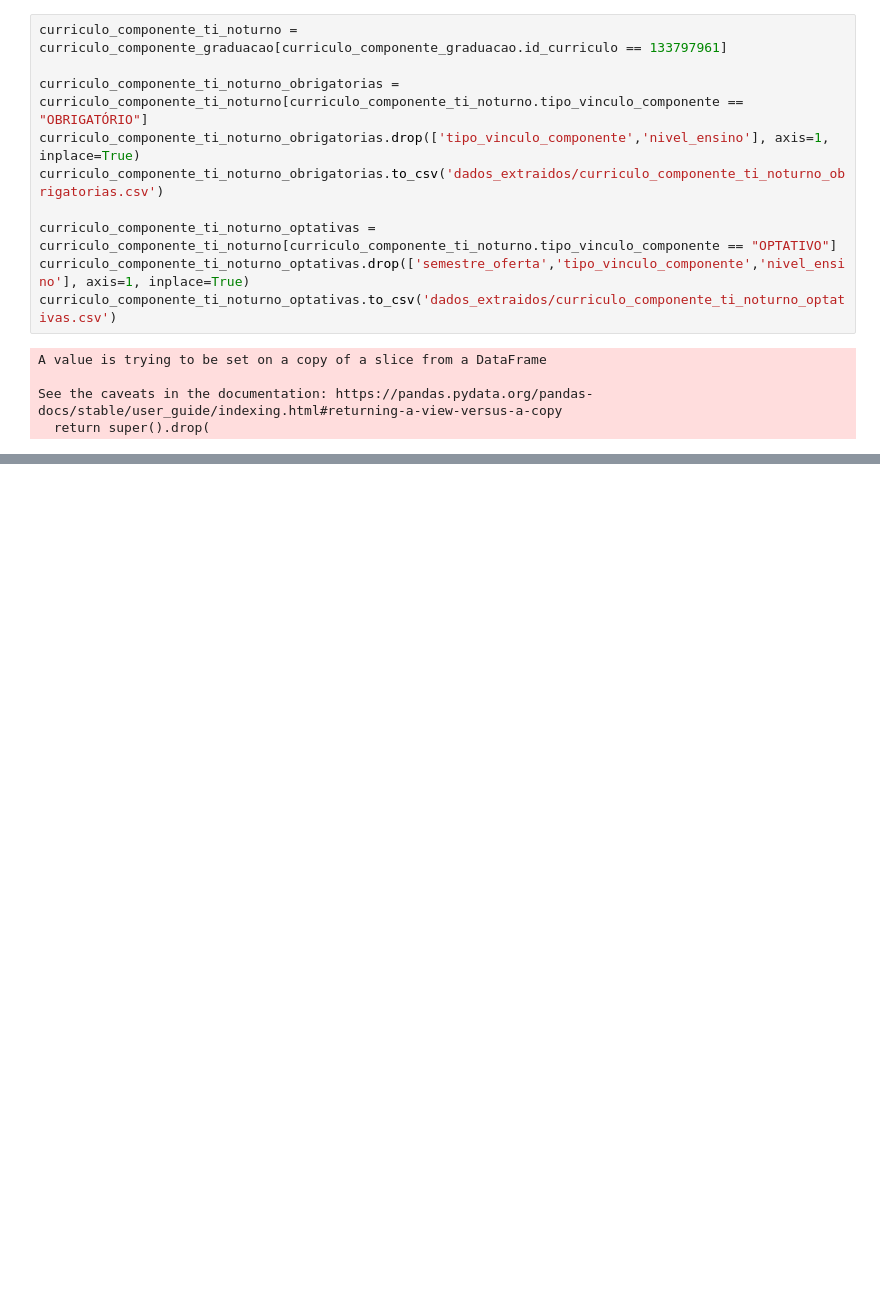
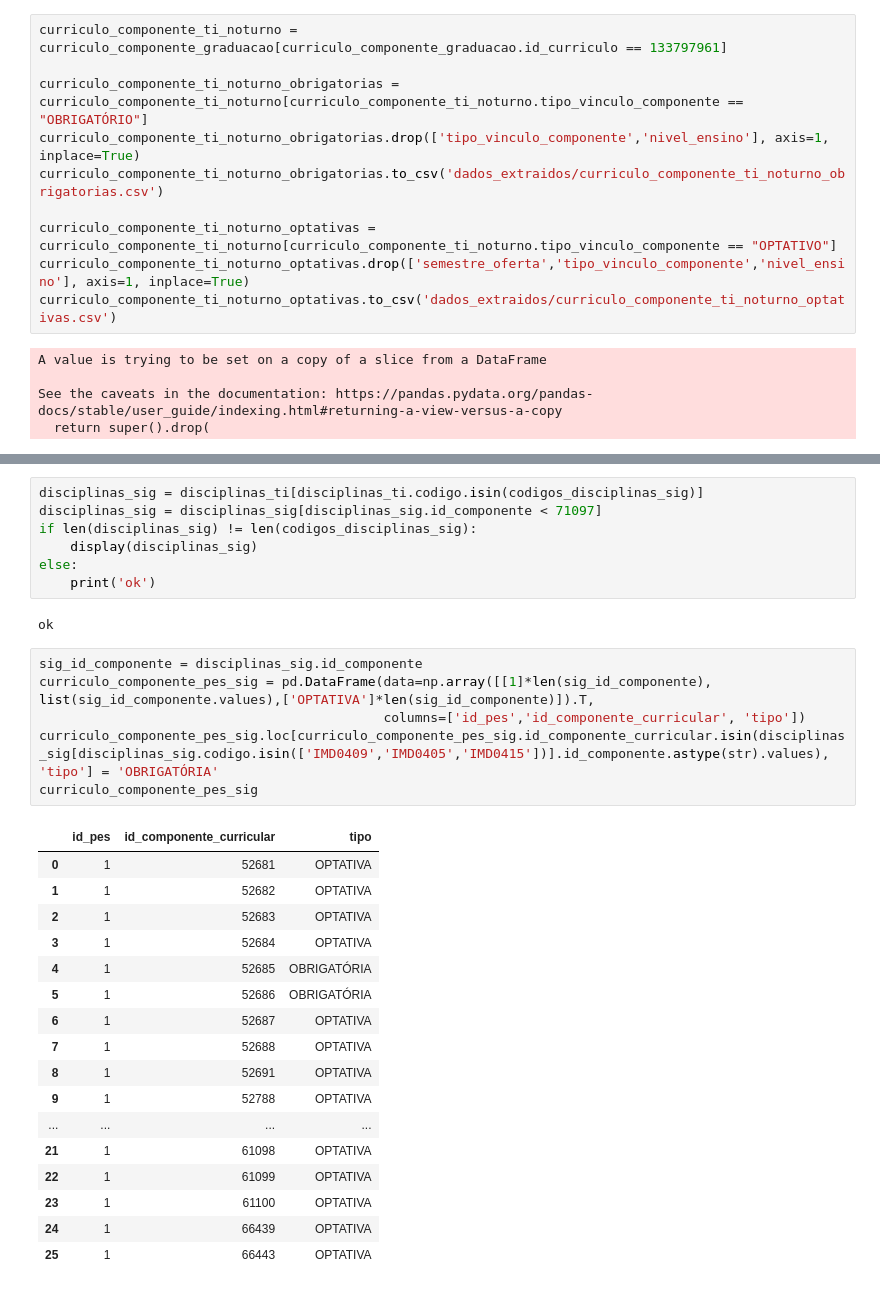
Before and after one commit to arturo32/PODE, a Jupyter notebook: extracao_dados/extracao.ipynb, the cells around one changed output, grey strips where cells are left out. Saved outputs shown, nothing was run; the diff lists cells and outputs as text; blank space fills up the shorter version.

```diff
--- a/extracao_dados/extracao.ipynb
+++ b/extracao_dados/extracao.ipynb
@@ -103,0 +305,33 @@ See the caveats in the documentation: https://pandas.pydata.org/pandas-docs/stab
+# %%
+disciplinas_sig = disciplinas_ti[disciplinas_ti.codigo.isin(codigos_disciplinas_sig)]
+disciplinas_sig = disciplinas_sig[disciplinas_sig.id_componente < 71097]
+if len(disciplinas_sig) != len(codigos_disciplinas_sig):
+    display(disciplinas_sig)
+else:
+    print('ok')
+# %% [output]
+ok
+# %%
+sig_id_componente = disciplinas_sig.id_componente
+curriculo_componente_pes_sig = pd.DataFrame(data=np.array([[1]*len(sig_id_componente), list(sig_id_componente.values),['OPTATIVA']*len(sig_id_componente)]).T,
+                                            columns=['id_pes','id_componente_curricular', 'tipo'])
+curriculo_componente_pes_sig.loc[curriculo_componente_pes_sig.id_componente_curricular.isin(disciplinas_sig[disciplinas_sig.codigo.isin(['IMD0409','IMD0405','IMD0415'])].id_componente.astype(str).values), 'tipo'] = 'OBRIGATÓRIA'
+curriculo_componente_pes_sig
+# %% [output]
+|  | id_pes | id_componente_curricular | tipo |
+| 0 | 1 | 52681 | OPTATIVA |
+| 1 | 1 | 52682 | OPTATIVA |
+| 2 | 1 | 52683 | OPTATIVA |
+| 3 | 1 | 52684 | OPTATIVA |
+| 4 | 1 | 52685 | OBRIGATÓRIA |
+| 5 | 1 | 52686 | OBRIGATÓRIA |
+| 6 | 1 | 52687 | OPTATIVA |
+| 7 | 1 | 52688 | OPTATIVA |
+| 8 | 1 | 52691 | OPTATIVA |
+| 9 | 1 | 52788 | OPTATIVA |
+| ... | ... | ... | ... |
+| 21 | 1 | 61098 | OPTATIVA |
+| 22 | 1 | 61099 | OPTATIVA |
+| 23 | 1 | 61100 | OPTATIVA |
+| 24 | 1 | 66439 | OPTATIVA |
+| 25 | 1 | 66443 | OPTATIVA |
```
Also changed, not shown: parts of 30 cells of this notebook.
